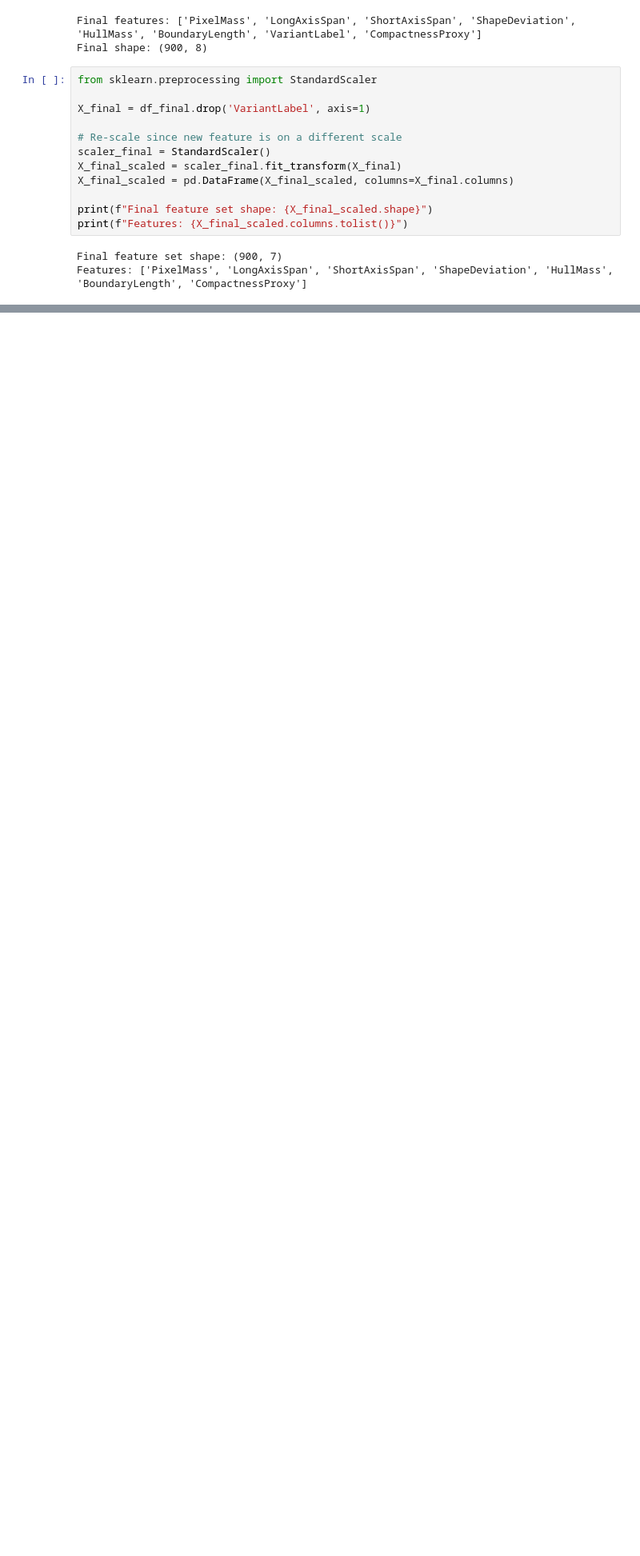
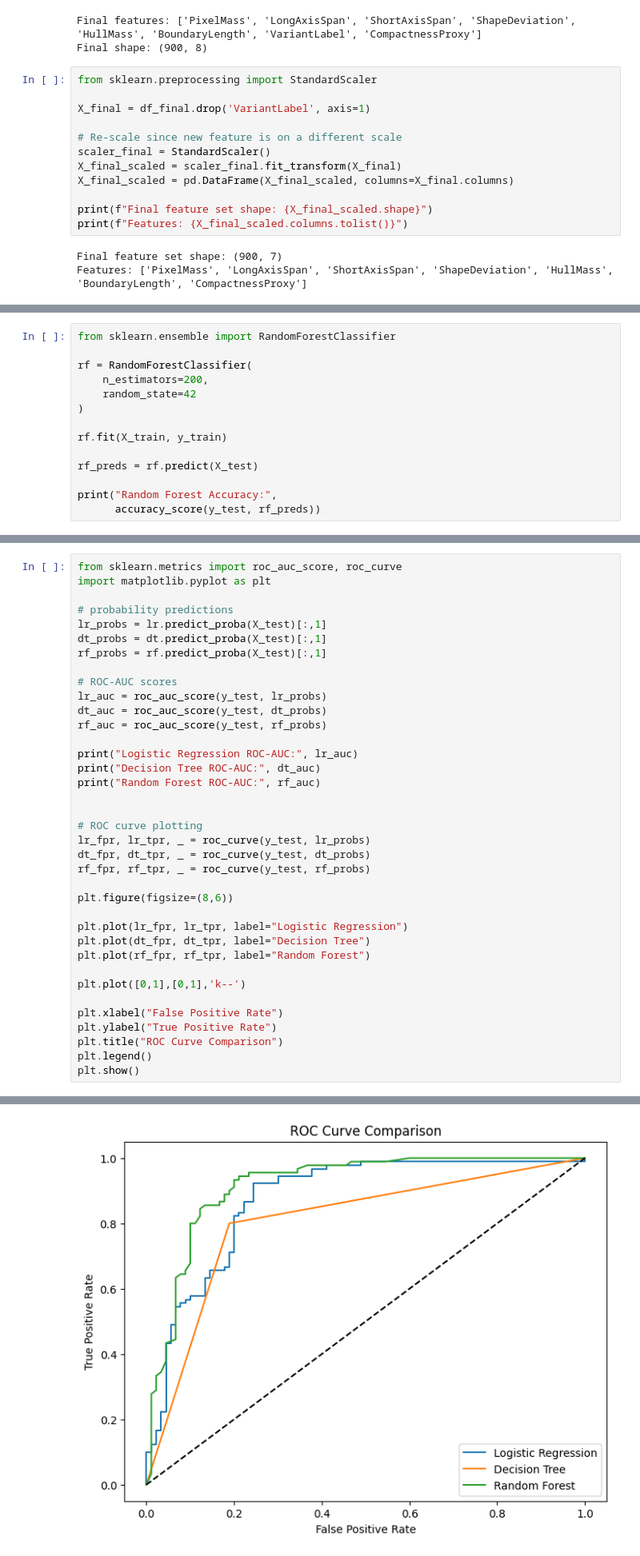
Before and after one commit to mulayvaibhav/agri_supply_chain_visual_inspection_system, a Jupyter notebook: ML_Assignment_1.ipynb, the cells around one changed output, grey strips where cells are left out. Shown at 80% size. Saved outputs shown, nothing was run; the diff lists cells and outputs as text; blank space fills up the shorter version.

```diff
--- a/ML_Assignment_1.ipynb
+++ b/ML_Assignment_1.ipynb
@@ -706,0 +801,14 @@ Features: ['PixelMass', 'LongAxisSpan', 'ShortAxisSpan', 'ShapeDeviation', 'Hull
+# %%
+from sklearn.ensemble import RandomForestClassifier
+
+rf = RandomForestClassifier(
+    n_estimators=200,
+    random_state=42
+)
+
+rf.fit(X_train, y_train)
+
+rf_preds = rf.predict(X_test)
+
+print("Random Forest Accuracy:",
+      accuracy_score(y_test, rf_preds))
@@ -706,0 +936,38 @@ Features: ['PixelMass', 'LongAxisSpan', 'ShortAxisSpan', 'ShapeDeviation', 'Hull
+# %%
+from sklearn.metrics import roc_auc_score, roc_curve
+import matplotlib.pyplot as plt
+
+# probability predictions
+lr_probs = lr.predict_proba(X_test)[:,1]
+dt_probs = dt.predict_proba(X_test)[:,1]
+rf_probs = rf.predict_proba(X_test)[:,1]
+
+# ROC-AUC scores
+lr_auc = roc_auc_score(y_test, lr_probs)
+dt_auc = roc_auc_score(y_test, dt_probs)
+rf_auc = roc_auc_score(y_test, rf_probs)
+
+print("Logistic Regression ROC-AUC:", lr_auc)
+print("Decision Tree ROC-AUC:", dt_auc)
+print("Random Forest ROC-AUC:", rf_auc)
+
+
+# ROC curve plotting
+lr_fpr, lr_tpr, _ = roc_curve(y_test, lr_probs)
+dt_fpr, dt_tpr, _ = roc_curve(y_test, dt_probs)
+rf_fpr, rf_tpr, _ = roc_curve(y_test, rf_probs)
+
+plt.figure(figsize=(8,6))
+
+plt.plot(lr_fpr, lr_tpr, label="Logistic Regression")
+plt.plot(dt_fpr, dt_tpr, label="Decision Tree")
+plt.plot(rf_fpr, rf_tpr, label="Random Forest")
+
+plt.plot([0,1],[0,1],'k--')
+
+plt.xlabel("False Positive Rate")
+plt.ylabel("True Positive Rate")
+plt.title("ROC Curve Comparison")
+plt.legend()
+plt.show()
+# %% [output]
@@ -706,0 +977 @@ Features: ['PixelMass', 'LongAxisSpan', 'ShortAxisSpan', 'ShapeDeviation', 'Hull
+[figure, added]
```
Also changed, not shown: parts of 46 cells of this notebook.
